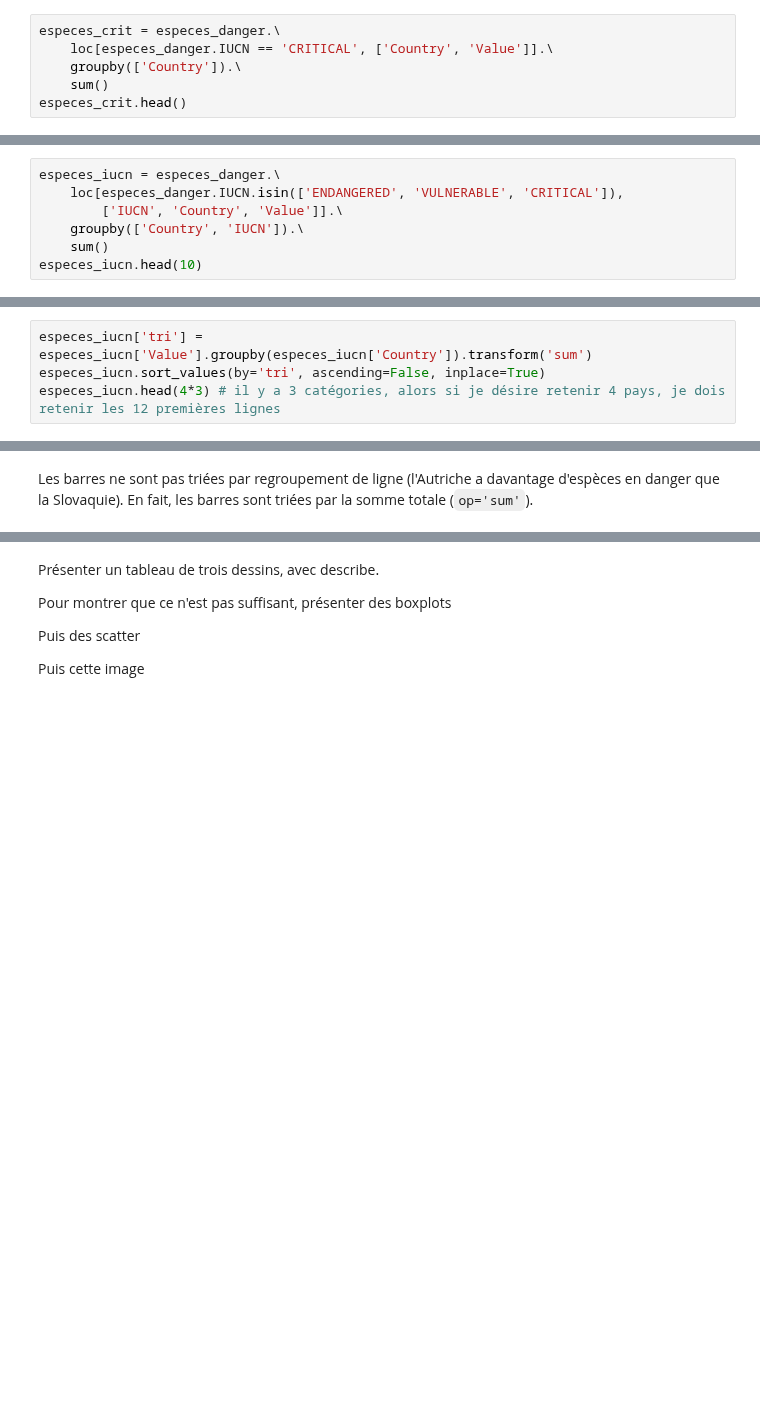
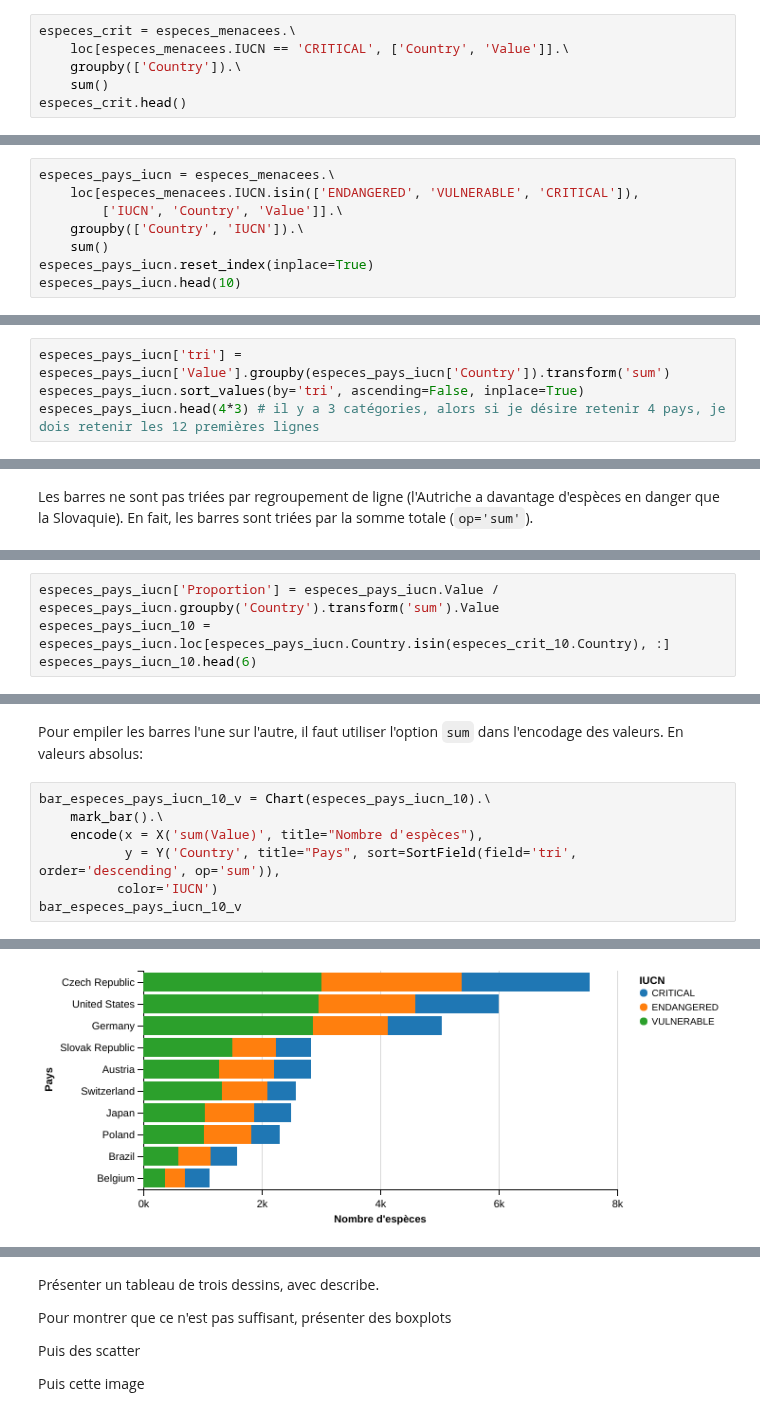
Before and after one commit to essicolo/ecologie-mathematique-Py, a Jupyter notebook: 4_Visualisation/4_Visualisation.ipynb, the cells around one changed output, grey strips where cells are left out. Cells and saved outputs as stored; diff of their text form; blank space fills up the shorter version.

```diff
--- a/4_Visualisation/4_Visualisation.ipynb
+++ b/4_Visualisation/4_Visualisation.ipynb
@@ -111,8 +120,8 @@ especes_danger.head()
 # %% [markdown]
 L'exercice consiste à créer un diagramme en barres horizontales du nombre d'espèces menacées de manière critique pour les 10 pays qui en contiennent le plus. Avec `pandas`, nous allons filter le tableau pour obtenir les espèces critiquement menacées, puis les grouper par pays, et enfin additionner toutes les espèces pour chaque pays (la création de graphique est liée de près avec la maipulation des tableaux).
 # %%
-especes_crit = especes_danger.\
-    loc[especes_danger.IUCN == 'CRITICAL', ['Country', 'Value']].\
+especes_crit = especes_menacees.\
+    loc[especes_menacees.IUCN == 'CRITICAL', ['Country', 'Value']].\
     groupby(['Country']).\
     sum()
 especes_crit.head()
@@ -181,8 +222,9 @@ Description des opérations:
 # %%
-especes_iucn = especes_danger.\
-    loc[especes_danger.IUCN.isin(['ENDANGERED', 'VULNERABLE', 'CRITICAL']),
+especes_pays_iucn = especes_menacees.\
+    loc[especes_menacees.IUCN.isin(['ENDANGERED', 'VULNERABLE', 'CRITICAL']),
         ['IUCN', 'Country', 'Value']].\
     groupby(['Country', 'IUCN']).\
     sum()
-especes_iucn.head(10)
+especes_pays_iucn.reset_index(inplace=True)
+especes_pays_iucn.head(10)
 # %% [output]
@@ -218,7 +244,7 @@ Ces colonnes permettront de travailler en mode déclaratif, en créant une grill
 # %%
-especes_iucn['tri'] = especes_iucn['Value'].groupby(especes_iucn['Country']).transform('sum')
-especes_iucn.sort_values(by='tri', ascending=False, inplace=True)
-especes_iucn.head(4*3) # il y a 3 catégories, alors si je désire retenir 4 pays, je dois retenir les 12 premières lignes
+especes_pays_iucn['tri'] = especes_pays_iucn['Value'].groupby(especes_pays_iucn['Country']).transform('sum')
+especes_pays_iucn.sort_values(by='tri', ascending=False, inplace=True)
+especes_pays_iucn.head(4*3) # il y a 3 catégories, alors si je désire retenir 4 pays, je dois retenir les 12 premières lignes
 # %% [output]
 |  | Country | IUCN | Value | tri |
 | 24 | Czech Republic | ENDANGERED | 2376.0 | 7540.0 |
@@ -261,0 +282,4 @@ Les barres peuvent être fragmentées en différentes sous-catégories, une stra
+# %%
+especes_pays_iucn['Proportion'] = especes_pays_iucn.Value / especes_pays_iucn.groupby('Country').transform('sum').Value
+especes_pays_iucn_10 = especes_pays_iucn.loc[especes_pays_iucn.Country.isin(especes_crit_10.Country), :]
+especes_pays_iucn_10.head(6)
@@ -261,0 +294,10 @@ Les barres peuvent être fragmentées en différentes sous-catégories, une stra
+# %% [markdown]
+Pour empiler les barres l'une sur l'autre, il faut utiliser l'option `sum` dans l'encodage des valeurs. En valeurs absolus:
+# %%
+bar_especes_pays_iucn_10_v = Chart(especes_pays_iucn_10).\
+    mark_bar().\
+    encode(x = X('sum(Value)', title="Nombre d'espèces"),
+           y = Y('Country', title="Pays", sort=SortField(field='tri', order='descending', op='sum')),
+          color='IUCN')
+bar_especes_pays_iucn_10_v
+# %% [output]
@@ -261,0 +305 @@ Les barres peuvent être fragmentées en différentes sous-catégories, une stra
+[figure, added]
```
Also changed, not shown: parts of 37 cells of this notebook, 1 other file.
